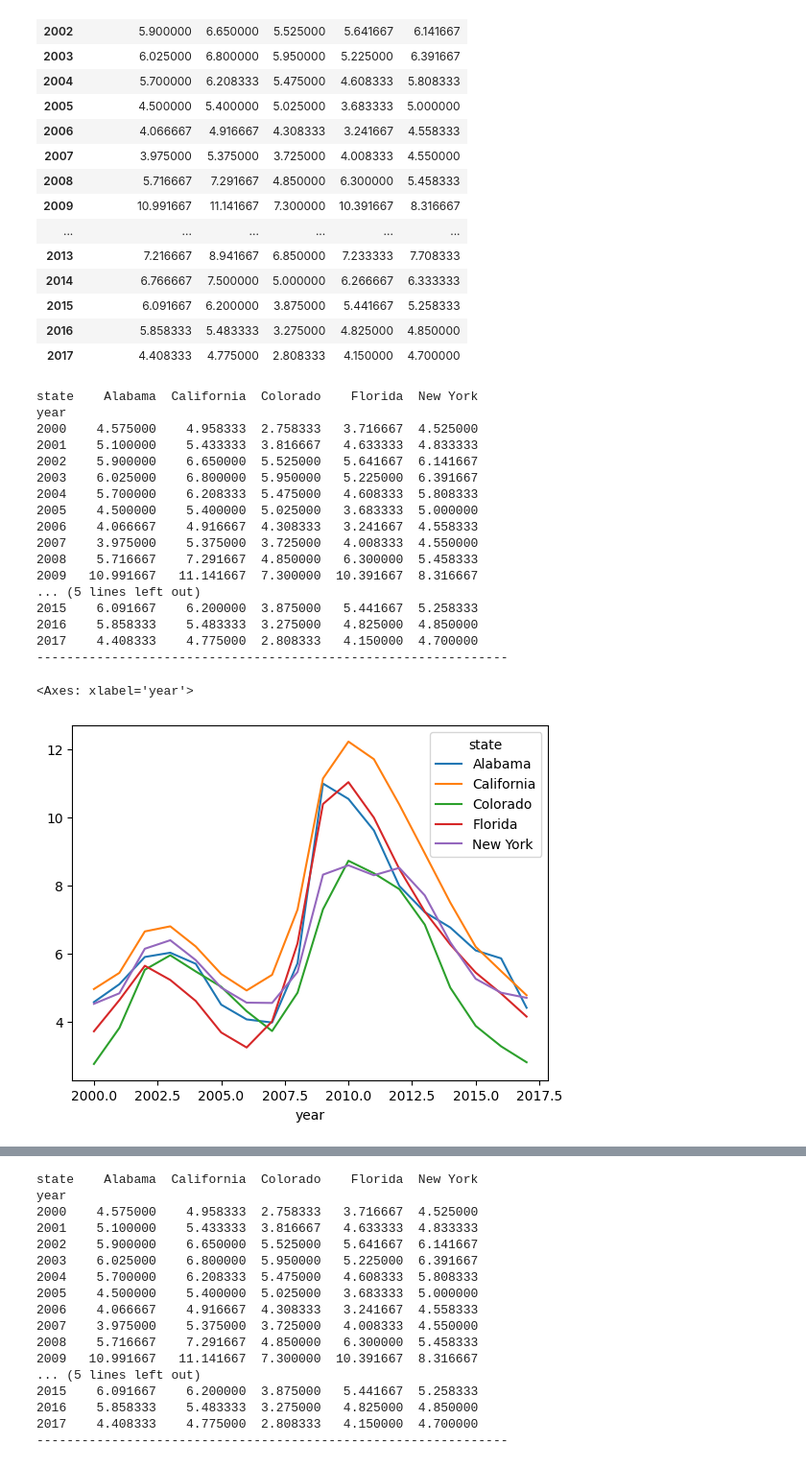
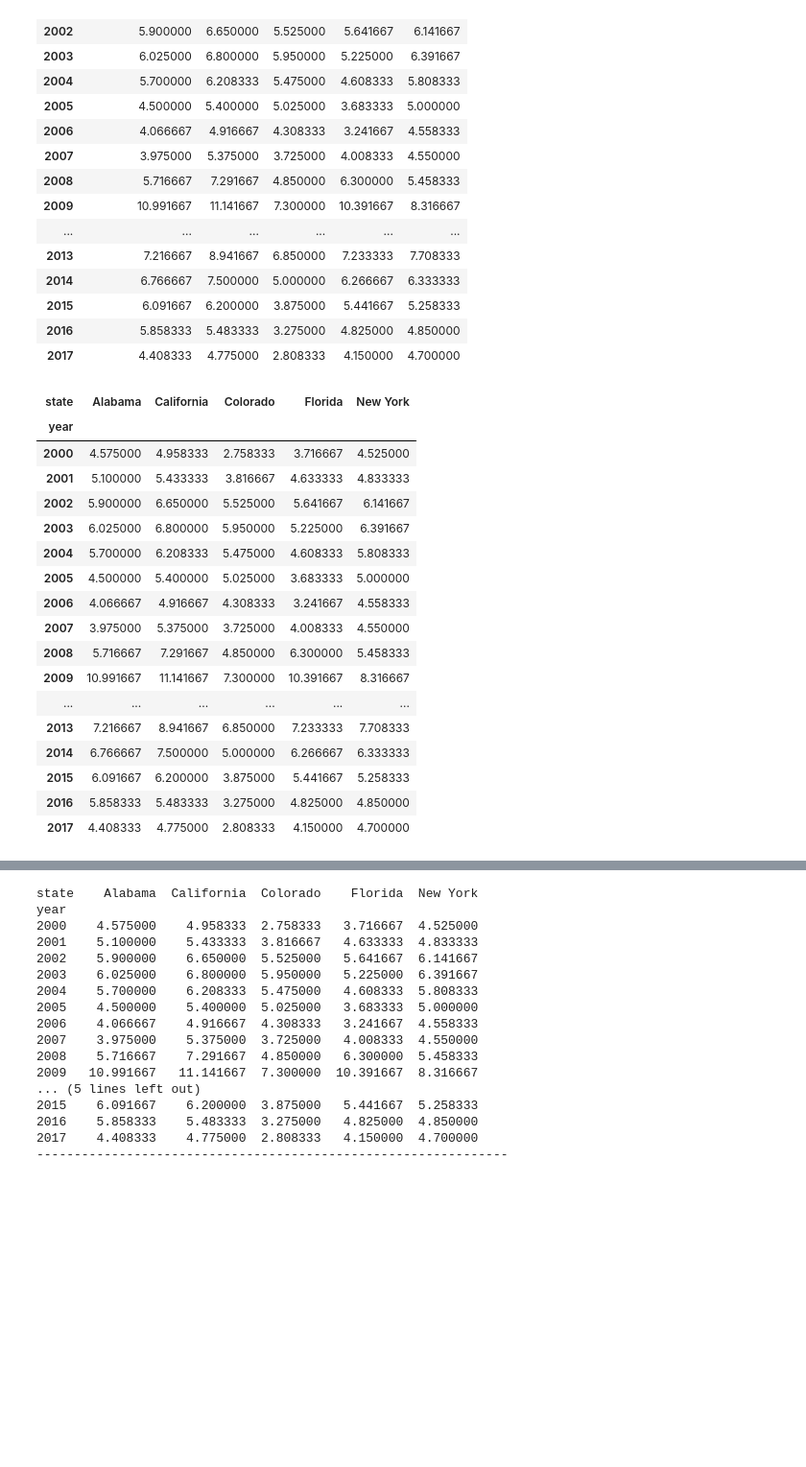
Before and after one commit to ZacharyTanWeyTze/VSP_Zachary_Tan_WeyTze, a Jupyter notebook: lab_assignments/Lab4_Data_and_Pandas_ZacharyTanWeyTze.ipynb, the cells around one changed output, grey strips where cells are left out. Shown at 96% size. Saved outputs shown, nothing was run; the diff lists cells and outputs as text; code cells hidden in the pictures; blank space fills up the shorter version.

```diff
--- a/lab_assignments/Lab4_Data_and_Pandas_ZacharyTanWeyTze.ipynb
+++ b/lab_assignments/Lab4_Data_and_Pandas_ZacharyTanWeyTze.ipynb
@@ -207,28 +207,25 @@ yearly_state_unemp
 | 2016 | 5.858333 | 5.483333 | 3.275000 | 4.825000 | 4.850000 |
 | 2017 | 4.408333 | 4.775000 | 2.808333 | 4.150000 | 4.700000 |
 # %%
-# Exercise 1c -- Steps 4 & 5
+# Exercise 1c -- Step 4
 clean_state_unemp = yearly_state_unemp.droplevel(level=0, axis=1)
-print(clean_state_unemp)
-print("---------------------------------------------------------------")
-clean_state_unemp.plot()
+clean_state_unemp
 # %% [output]
-state    Alabama  California  Colorado    Florida  New York
-year
-2000    4.575000    4.958333  2.758333   3.716667  4.525000
-2001    5.100000    5.433333  3.816667   4.633333  4.833333
-2002    5.900000    6.650000  5.525000   5.641667  6.141667
-2003    6.025000    6.800000  5.950000   5.225000  6.391667
-2004    5.700000    6.208333  5.475000   4.608333  5.808333
-2005    4.500000    5.400000  5.025000   3.683333  5.000000
-2006    4.066667    4.916667  4.308333   3.241667  4.558333
-2007    3.975000    5.375000  3.725000   4.008333  4.550000
-2008    5.716667    7.291667  4.850000   6.300000  5.458333
-2009   10.991667   11.141667  7.300000  10.391667  8.316667
-... (5 lines left out)
-2015    6.091667    6.200000  3.875000   5.441667  5.258333
-2016    5.858333    5.483333  3.275000   4.825000  4.850000
-2017    4.408333    4.775000  2.808333   4.150000  4.700000
----------------------------------------------------------------
-<Axes: xlabel='year'>
-[figure, removed]
+| state | Alabama | California | Colorado | Florida | New York |
+| year |  |  |  |  |  |
+| 2000 | 4.575000 | 4.958333 | 2.758333 | 3.716667 | 4.525000 |
+| 2001 | 5.100000 | 5.433333 | 3.816667 | 4.633333 | 4.833333 |
+| 2002 | 5.900000 | 6.650000 | 5.525000 | 5.641667 | 6.141667 |
+| 2003 | 6.025000 | 6.800000 | 5.950000 | 5.225000 | 6.391667 |
+| 2004 | 5.700000 | 6.208333 | 5.475000 | 4.608333 | 5.808333 |
+| 2005 | 4.500000 | 5.400000 | 5.025000 | 3.683333 | 5.000000 |
+| 2006 | 4.066667 | 4.916667 | 4.308333 | 3.241667 | 4.558333 |
+| 2007 | 3.975000 | 5.375000 | 3.725000 | 4.008333 | 4.550000 |
+| 2008 | 5.716667 | 7.291667 | 4.850000 | 6.300000 | 5.458333 |
+| 2009 | 10.991667 | 11.141667 | 7.300000 | 10.391667 | 8.316667 |
+| ... | ... | ... | ... | ... | ... |
+| 2013 | 7.216667 | 8.941667 | 6.850000 | 7.233333 | 7.708333 |
+| 2014 | 6.766667 | 7.500000 | 5.000000 | 6.266667 | 6.333333 |
+| 2015 | 6.091667 | 6.200000 | 3.875000 | 5.441667 | 5.258333 |
+| 2016 | 5.858333 | 5.483333 | 3.275000 | 4.825000 | 4.850000 |
+| 2017 | 4.408333 | 4.775000 | 2.808333 | 4.150000 | 4.700000 |
```
Also changed, not shown: parts of 1 cell of this notebook, 1 other file.
